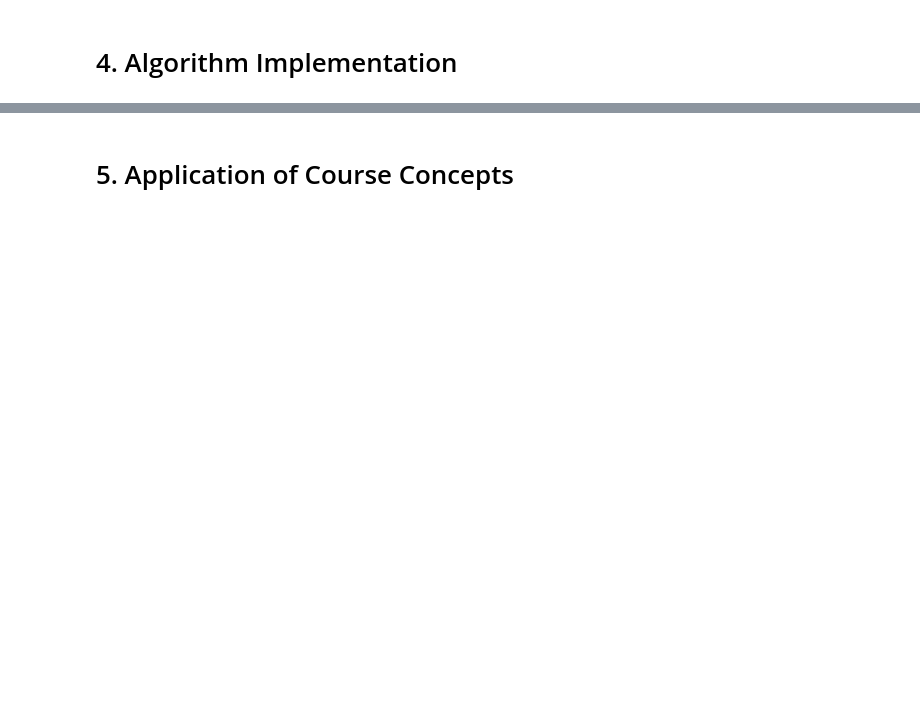
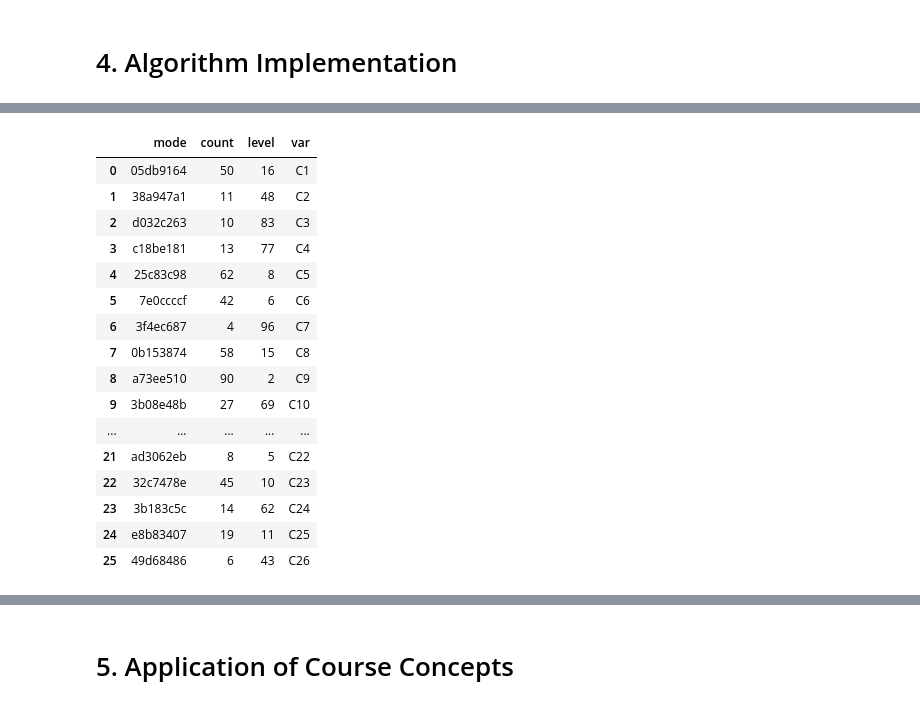
Before and after one commit to ansjory/w261_project, a Jupyter notebook: chi_fpj_workbook.ipynb, the cells around one changed output, grey strips where cells are left out. Saved outputs shown, nothing was run; the diff lists cells and outputs as text; code cells hidden in the pictures; blank space fills up the shorter version.

```diff
--- a/chi_fpj_workbook.ipynb
+++ b/chi_fpj_workbook.ipynb
@@ -80,0 +214,29 @@ toy.shape
+# %%
+cat_summary = pd.DataFrame()
+for i in categorical_features:
+    cached = toy_df.groupBy(i).count().cache()
+    mode = cached.orderBy('count', ascending=0).filter(i + "!=''").limit(1).toPandas()
+    level = cached.count()
+    mode['level'] = level
+    mode['var'] = i
+    mode.rename(columns={i:'mode'}, inplace=True)
+    cat_summary = cat_summary.append(mode, ignore_index = True)
+cat_summary
+# %% [output]
+|  | mode | count | level | var |
+| 0 | 05db9164 | 50 | 16 | C1 |
+| 1 | 38a947a1 | 11 | 48 | C2 |
+| 2 | d032c263 | 10 | 83 | C3 |
+| 3 | c18be181 | 13 | 77 | C4 |
+| 4 | 25c83c98 | 62 | 8 | C5 |
+| 5 | 7e0ccccf | 42 | 6 | C6 |
+| 6 | 3f4ec687 | 4 | 96 | C7 |
+| 7 | 0b153874 | 58 | 15 | C8 |
+| 8 | a73ee510 | 90 | 2 | C9 |
+| 9 | 3b08e48b | 27 | 69 | C10 |
+| ... | ... | ... | ... | ... |
+| 21 | ad3062eb | 8 | 5 | C22 |
+| 22 | 32c7478e | 45 | 10 | C23 |
+| 23 | 3b183c5c | 14 | 62 | C24 |
+| 24 | e8b83407 | 19 | 11 | C25 |
+| 25 | 49d68486 | 6 | 43 | C26 |
```
Also changed, not shown: parts of 27 cells of this notebook.
